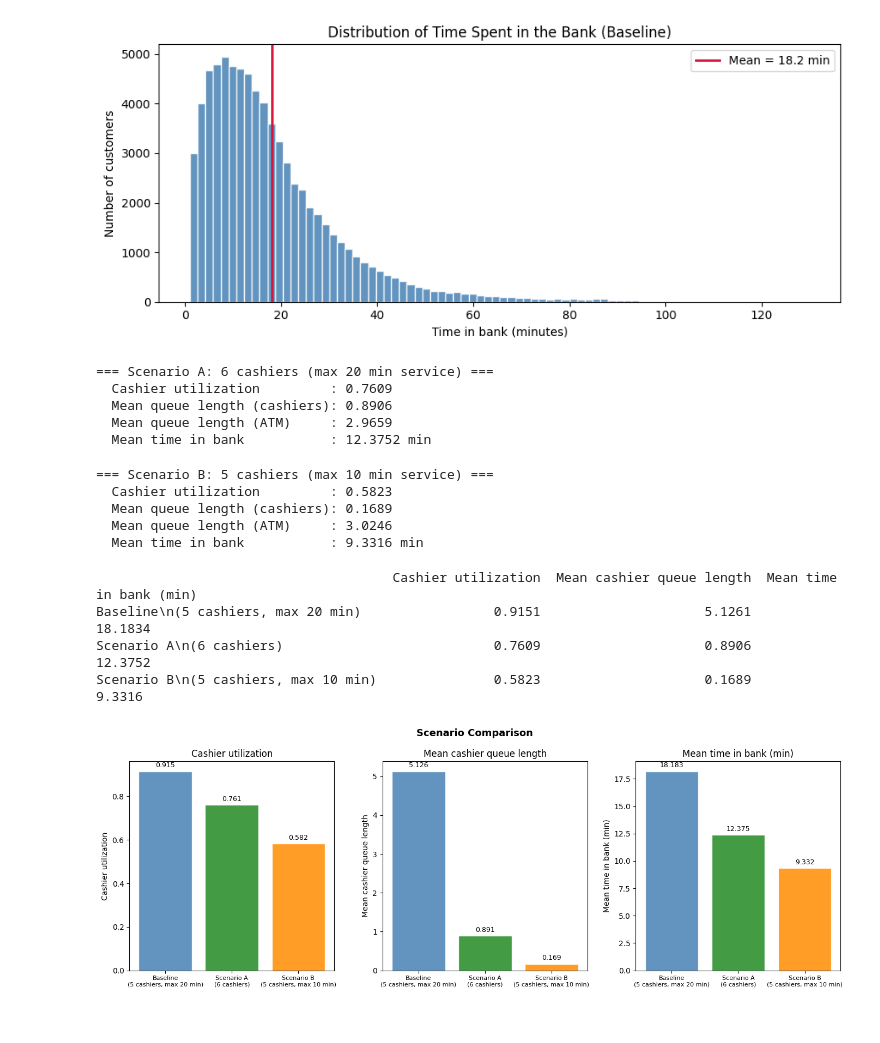
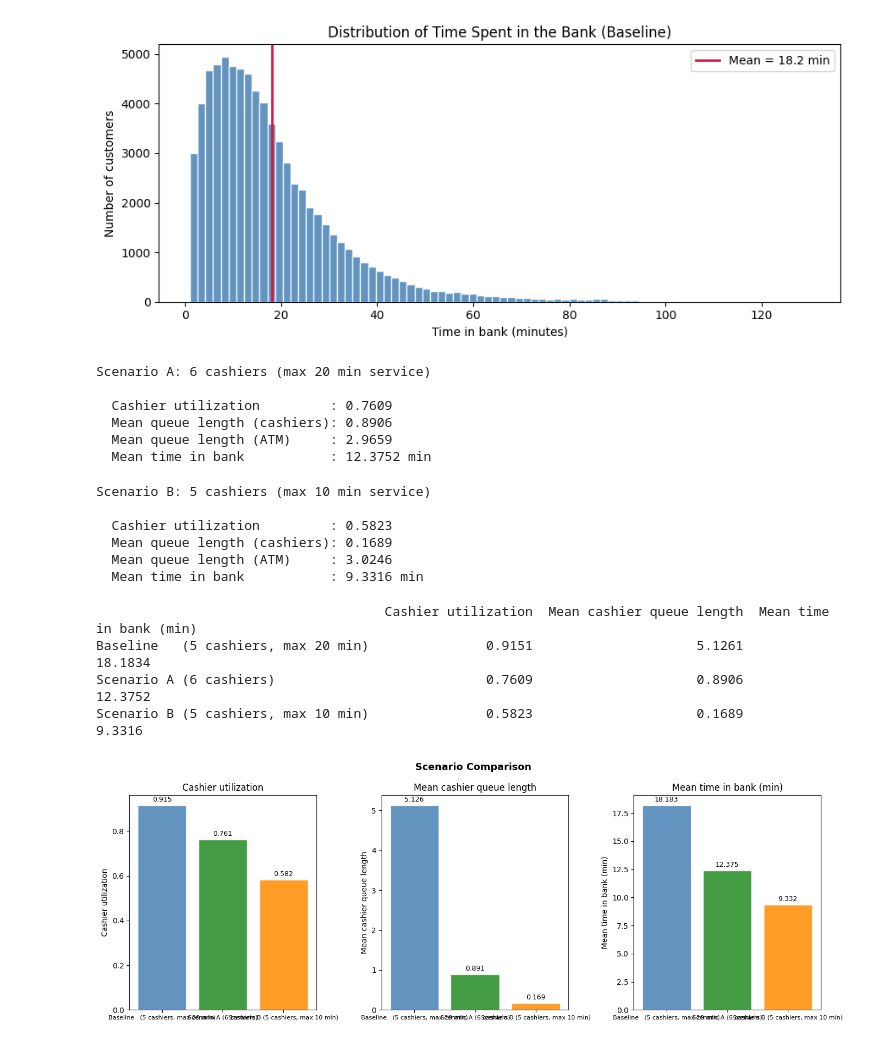
Before and after one commit to SanjiS02/MGT-155-Final-Project, a Jupyter notebook: process_modeling/bank_simulation.ipynb, the cells around one changed output. Drawn from its saved outputs; the diff is of its cells as text; code cells hidden in the pictures.

```diff
--- a/process_modeling/bank_simulation.ipynb
+++ b/process_modeling/bank_simulation.ipynb
@@ -173,13 +160,15 @@ scen_a = BankSimulation(sim_time=SIM_TIME, num_cashiers=6, seed=0)
 scen_a.simulate()
 res_a = scen_a.results()
 
-print("=== Scenario A: 6 cashiers (max 20 min service) ===")
+print("Scenario A: 6 cashiers (max 20 min service)")
+print("")
 print(f"  Cashier utilization         : {res_a['cashier_utilization']:.4f}")
 print(f"  Mean queue length (cashiers): {res_a['mean_cashier_queue']:.4f}")
 print(f"  Mean queue length (ATM)     : {res_a['mean_atm_queue']:.4f}")
 print(f"  Mean time in bank           : {res_a['mean_time_in_bank']:.4f} min")
 # %% [output]
-=== Scenario A: 6 cashiers (max 20 min service) ===
+Scenario A: 6 cashiers (max 20 min service)
+
   Cashier utilization         : 0.7609
   Mean queue length (cashiers): 0.8906
   Mean queue length (ATM)     : 2.9659
@@ -191,48 +180,50 @@ scen_b = BankSimulation(sim_time=SIM_TIME, num_cashiers=5,
 scen_b.simulate()
 res_b = scen_b.results()
 
-print("=== Scenario B: 5 cashiers (max 10 min service) ===")
+print("Scenario B: 5 cashiers (max 10 min service)")
+print("")
 print(f"  Cashier utilization         : {res_b['cashier_utilization']:.4f}")
 print(f"  Mean queue length (cashiers): {res_b['mean_cashier_queue']:.4f}")
 print(f"  Mean queue length (ATM)     : {res_b['mean_atm_queue']:.4f}")
 print(f"  Mean time in bank           : {res_b['mean_time_in_bank']:.4f} min")
 # %% [output]
-=== Scenario B: 5 cashiers (max 10 min service) ===
+Scenario B: 5 cashiers (max 10 min service)
+
   Cashier utilization         : 0.5823
   Mean queue length (cashiers): 0.1689
   Mean queue length (ATM)     : 3.0246
   Mean time in bank           : 9.3316 min
 # %%
 # ── Side-by-side comparison ────────────────────────────────────────────
-labels = ['Baseline\n(5 cashiers, max 20 min)', 'Scenario A\n(6 cashiers)', 'Scenario B\n(5 cashiers, max 10 min)']
+labels = ['Baseline   (5 cashiers, max 20 min)', 'Scenario A (6 cashiers)', 'Scenario B (5 cashiers, max 10 min)']
 metrics = {
     'Cashier utilization': [res_base['cashier_utilization'], res_a['cashier_utilization'], res_b['cashier_utilization']],
     'Mean cashier queue length': [res_base['mean_cashier_queue'], res_a['mean_cashier_queue'], res_b['mean_cashier_queue']],
     'Mean time in bank (min)': [res_base['mean_time_in_bank'], res_a['mean_time_in_bank'], res_b['mean_time_in_bank']],
 }
 
 df = pd.DataFrame(metrics, index=labels)
 print(df.to_string(float_format='{:.4f}'.format))
 
 # Bar chart comparison
 fig, axes = plt.subplots(1, 3, figsize=(14, 5))
 colors = ['steelblue', 'forestgreen', 'darkorange']
 
 for ax, (metric, values) in zip(axes, metrics.items()):
     bars = ax.bar(labels, values, color=colors, edgecolor='white', alpha=0.85)
     ax.set_title(metric)
     ax.set_ylabel(metric)
     ax.bar_label(bars, fmt='{:.3f}', padding=3, fontsize=9)
     ax.set_xticks(range(len(labels)))
     ax.set_xticklabels(labels, fontsize=8)
 
 plt.suptitle('Scenario Comparison', fontsize=13, fontweight='bold')
 plt.tight_layout()
 plt.savefig('bank_scenario_comparison.png', dpi=150)
 plt.show()
 # %% [output]
-                                      Cashier utilization  Mean cashier queue length  Mean time in bank (min)
-Baseline\n(5 cashiers, max 20 min)                 0.9151                     5.1261                  18.1834
-Scenario A\n(6 cashiers)                           0.7609                     0.8906                  12.3752
-Scenario B\n(5 cashiers, max 10 min)               0.5823                     0.1689                   9.3316
+                                     Cashier utilization  Mean cashier queue length  Mean time in bank (min)
+Baseline   (5 cashiers, max 20 min)               0.9151                     5.1261                  18.1834
+Scenario A (6 cashiers)                           0.7609                     0.8906                  12.3752
+Scenario B (5 cashiers, max 10 min)               0.5823                     0.1689                   9.3316
-[figure, old version]
+[figure, new version]
```
Also changed, not shown: parts of 2 cells of this notebook, 1 other file.
